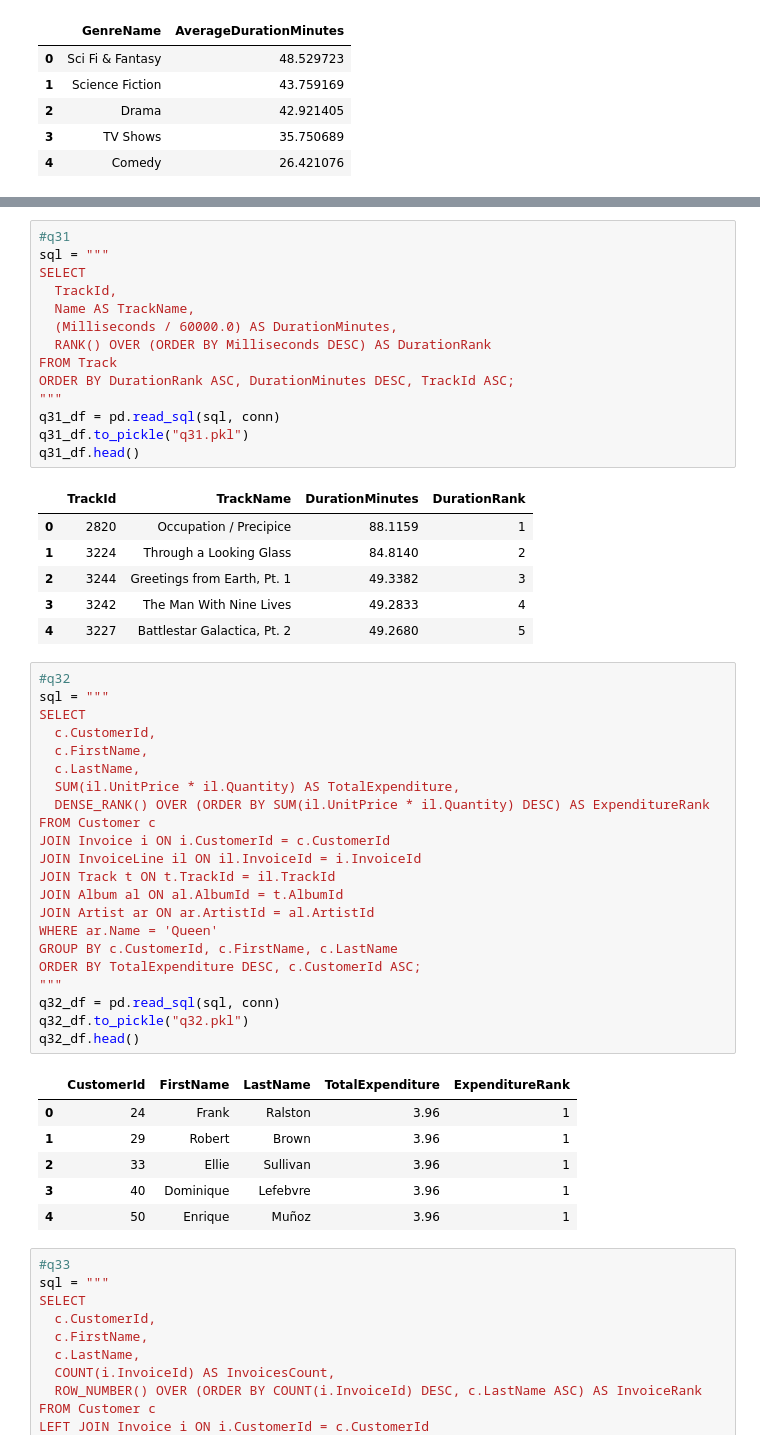
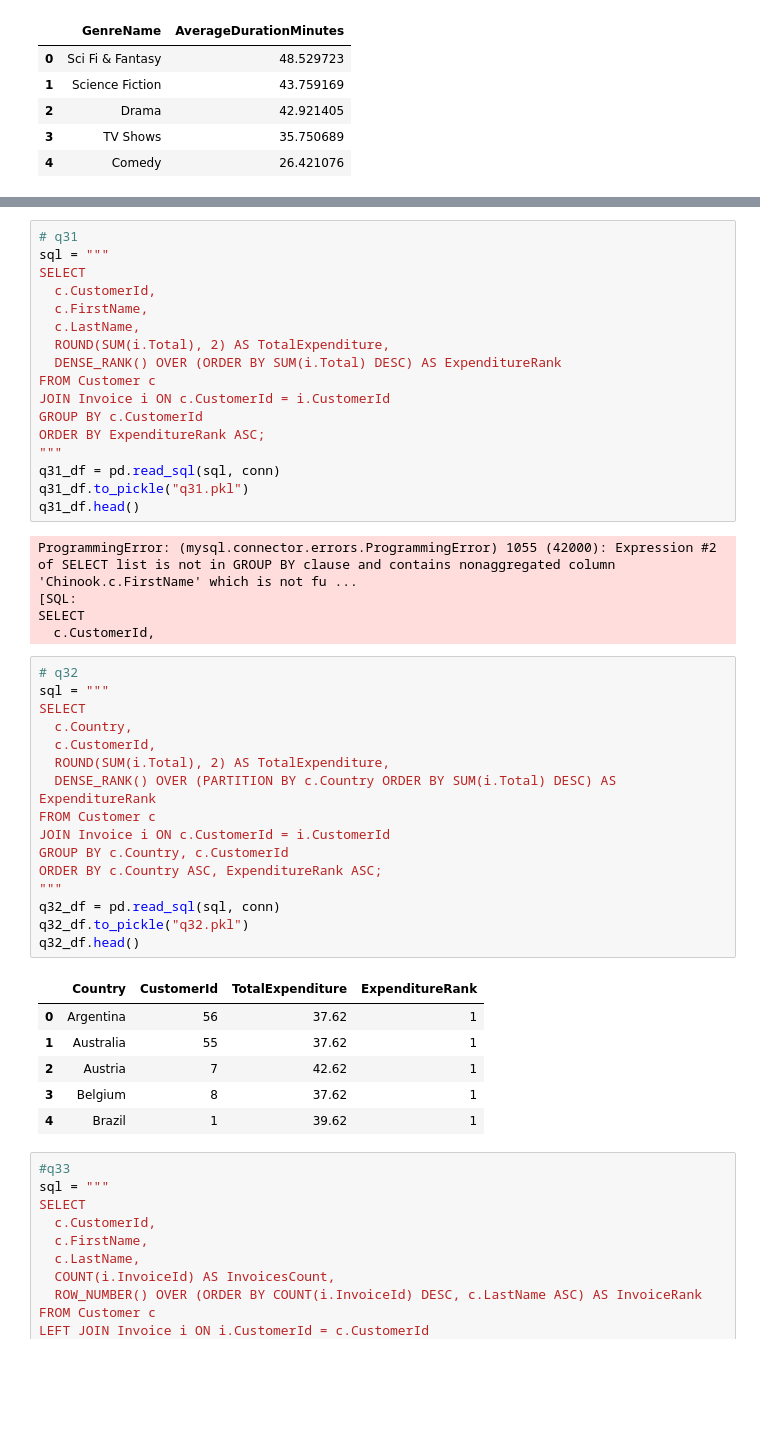
Before and after one commit to fairozkhan10/CS-639-Data_mgmt_practice-, a Jupyter notebook: p1/p1.ipynb, the cells around one changed output, grey strips where cells are left out. Cells and saved outputs as stored; diff of their text form; blank space fills up the shorter version.

```diff
--- a/p1/p1.ipynb
+++ b/p1/p1.ipynb
@@ -811,53 +760,48 @@ q30_df.head()
 # %%
-#q31
+# q31
 sql = """
 SELECT
-  TrackId,
-  Name AS TrackName,
-  (Milliseconds / 60000.0) AS DurationMinutes,
-  RANK() OVER (ORDER BY Milliseconds DESC) AS DurationRank
-FROM Track
-ORDER BY DurationRank ASC, DurationMinutes DESC, TrackId ASC;
+  c.CustomerId,
+  c.FirstName,
+  c.LastName,
+  ROUND(SUM(i.Total), 2) AS TotalExpenditure,
+  DENSE_RANK() OVER (ORDER BY SUM(i.Total) DESC) AS ExpenditureRank
+FROM Customer c
+JOIN Invoice i ON c.CustomerId = i.CustomerId
+GROUP BY c.CustomerId
+ORDER BY ExpenditureRank ASC;
 """
 q31_df = pd.read_sql(sql, conn)
 q31_df.to_pickle("q31.pkl")
 q31_df.head()
 # %% [output]
-|  | TrackId | TrackName | DurationMinutes | DurationRank |
-| 0 | 2820 | Occupation / Precipice | 88.1159 | 1 |
-| 1 | 3224 | Through a Looking Glass | 84.8140 | 2 |
-| 2 | 3244 | Greetings from Earth, Pt. 1 | 49.3382 | 3 |
-| 3 | 3242 | The Man With Nine Lives | 49.2833 | 4 |
-| 4 | 3227 | Battlestar Galactica, Pt. 2 | 49.2680 | 5 |
+ProgrammingError: (mysql.connector.errors.ProgrammingError) 1055 (42000): Expression #2 of SELECT list is not in GROUP BY clause and contains nonaggregated column 'Chinook.c.FirstName' which is not fu ...
+[SQL:
+SELECT
+  c.CustomerId,
 # %%
-#q32
+# q32
 sql = """
 SELECT
+  c.Country,
   c.CustomerId,
-  c.FirstName,
-  c.LastName,
-  SUM(il.UnitPrice * il.Quantity) AS TotalExpenditure,
-  DENSE_RANK() OVER (ORDER BY SUM(il.UnitPrice * il.Quantity) DESC) AS ExpenditureRank
+  ROUND(SUM(i.Total), 2) AS TotalExpenditure,
+  DENSE_RANK() OVER (PARTITION BY c.Country ORDER BY SUM(i.Total) DESC) AS ExpenditureRank
 FROM Customer c
-JOIN Invoice i ON i.CustomerId = c.CustomerId
-JOIN InvoiceLine il ON il.InvoiceId = i.InvoiceId
-JOIN Track t ON t.TrackId = il.TrackId
-JOIN Album al ON al.AlbumId = t.AlbumId
-JOIN Artist ar ON ar.ArtistId = al.ArtistId
-WHERE ar.Name = 'Queen'
-GROUP BY c.CustomerId, c.FirstName, c.LastName
-ORDER BY TotalExpenditure DESC, c.CustomerId ASC;
+JOIN Invoice i ON c.CustomerId = i.CustomerId
+GROUP BY c.Country, c.CustomerId
+ORDER BY c.Country ASC, ExpenditureRank ASC;
 """
 q32_df = pd.read_sql(sql, conn)
 q32_df.to_pickle("q32.pkl")
 q32_df.head()
 # %% [output]
-|  | CustomerId | FirstName | LastName | TotalExpenditure | ExpenditureRank |
-| 0 | 24 | Frank | Ralston | 3.96 | 1 |
-| 1 | 29 | Robert | Brown | 3.96 | 1 |
-| 2 | 33 | Ellie | Sullivan | 3.96 | 1 |
-| 3 | 40 | Dominique | Lefebvre | 3.96 | 1 |
-| 4 | 50 | Enrique | Muñoz | 3.96 | 1 |
+|  | Country | CustomerId | TotalExpenditure | ExpenditureRank |
+| 0 | Argentina | 56 | 37.62 | 1 |
+| 1 | Australia | 55 | 37.62 | 1 |
+| 2 | Austria | 7 | 42.62 | 1 |
+| 3 | Belgium | 8 | 37.62 | 1 |
+| 4 | Brazil | 1 | 39.62 | 1 |
 # %%
 #q33
 sql = """
```
Also changed, not shown: parts of 11 cells of this notebook, 10 other files.
